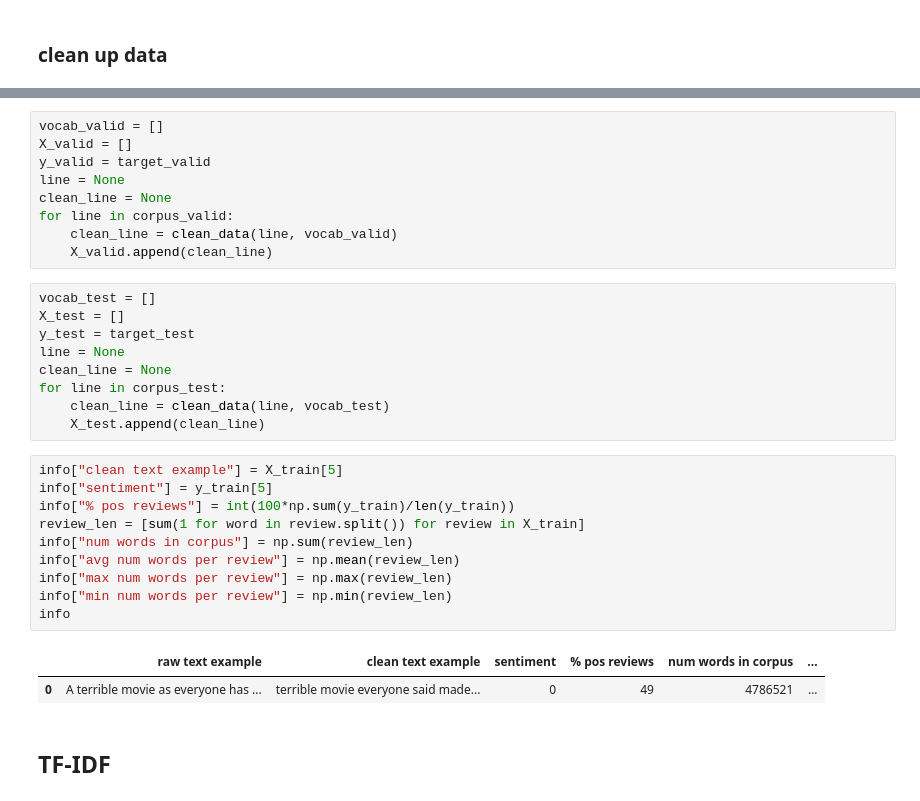
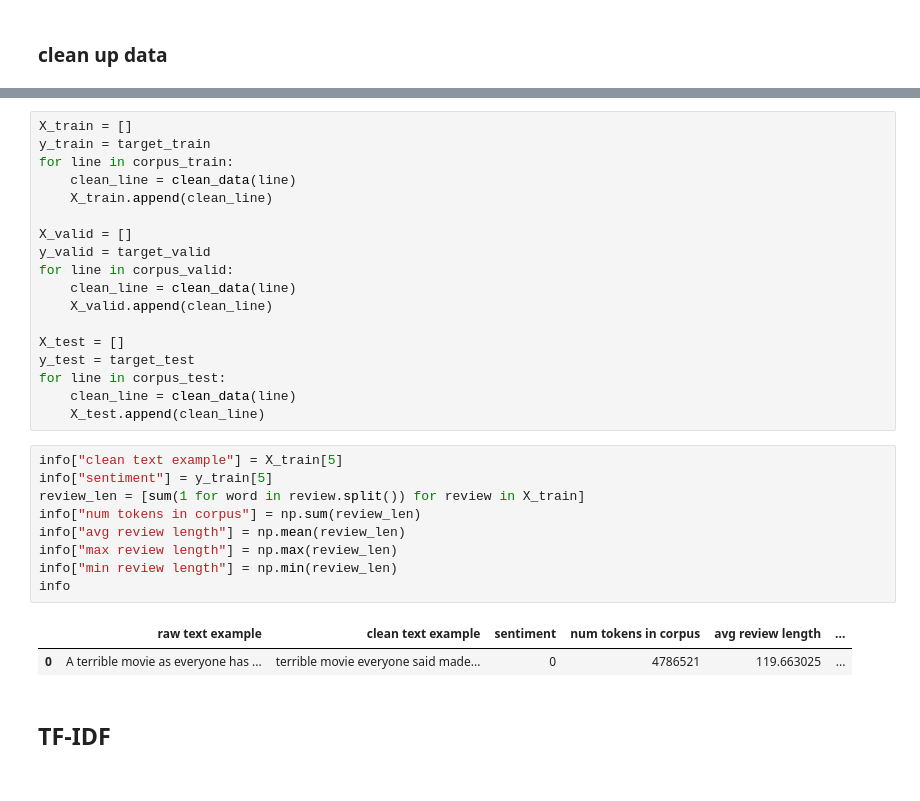
Before and after one commit to teostereciu/sentiment-analysis, a Jupyter notebook: analyser.ipynb, the cells around one changed output, grey strips where cells are left out. Drawn from its saved outputs; the diff is of its cells as text.

```diff
--- a/analyser.ipynb
+++ b/analyser.ipynb
@@ -71,33 +62,32 @@ for line in corpus_train:
-# %%
-vocab_valid = []
-X_valid = []
-y_valid = target_valid
-line = None
-clean_line = None
-for line in corpus_valid:
-    clean_line = clean_data(line, vocab_valid)
-    X_valid.append(clean_line)
-# %%
-vocab_test = []
-X_test = []
-y_test = target_test
-line = None
-clean_line = None
-for line in corpus_test:
-    clean_line = clean_data(line, vocab_test)
-    X_test.append(clean_line)
+# %%
+X_train = []
+y_train = target_train
+for line in corpus_train:
+    clean_line = clean_data(line)
+    X_train.append(clean_line)
+
+X_valid = []
+y_valid = target_valid
+for line in corpus_valid:
+    clean_line = clean_data(line)
+    X_valid.append(clean_line)
+
+X_test = []
+y_test = target_test
+for line in corpus_test:
+    clean_line = clean_data(line)
+    X_test.append(clean_line)
 # %%
 info["clean text example"] = X_train[5]
 info["sentiment"] = y_train[5]
-info["% pos reviews"] = int(100*np.sum(y_train)/len(y_train))
 review_len = [sum(1 for word in review.split()) for review in X_train]
-info["num words in corpus"] = np.sum(review_len)
-info["avg num words per review"] = np.mean(review_len)
-info["max num words per review"] = np.max(review_len)
-info["min num words per review"] = np.min(review_len)
+info["num tokens in corpus"] = np.sum(review_len)
+info["avg review length"] = np.mean(review_len)
+info["max review length"] = np.max(review_len)
+info["min review length"] = np.min(review_len)
 info
 # %% [output]
-|  | raw text example | clean text example | sentiment | % pos reviews | num words in corpus | ... |
-| 0 | A terrible movie as everyone has ... | terrible movie everyone said made... | 0 | 49 | 4786521 | ... |
+|  | raw text example | clean text example | sentiment | num tokens in corpus | avg review length | ... |
+| 0 | A terrible movie as everyone has ... | terrible movie everyone said made... | 0 | 4786521 | 119.663025 | ... |
 # %% [markdown]
 ## TF-IDF
```
Also changed, not shown: parts of 19 cells of this notebook.
